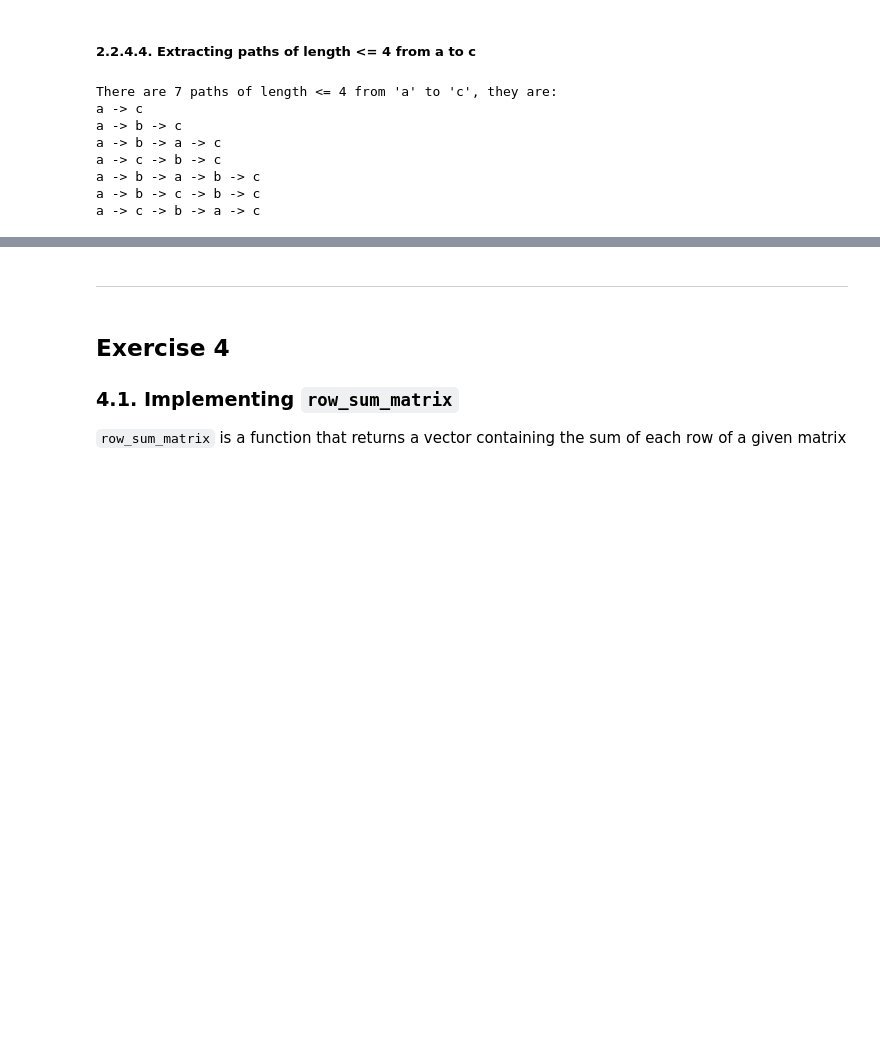
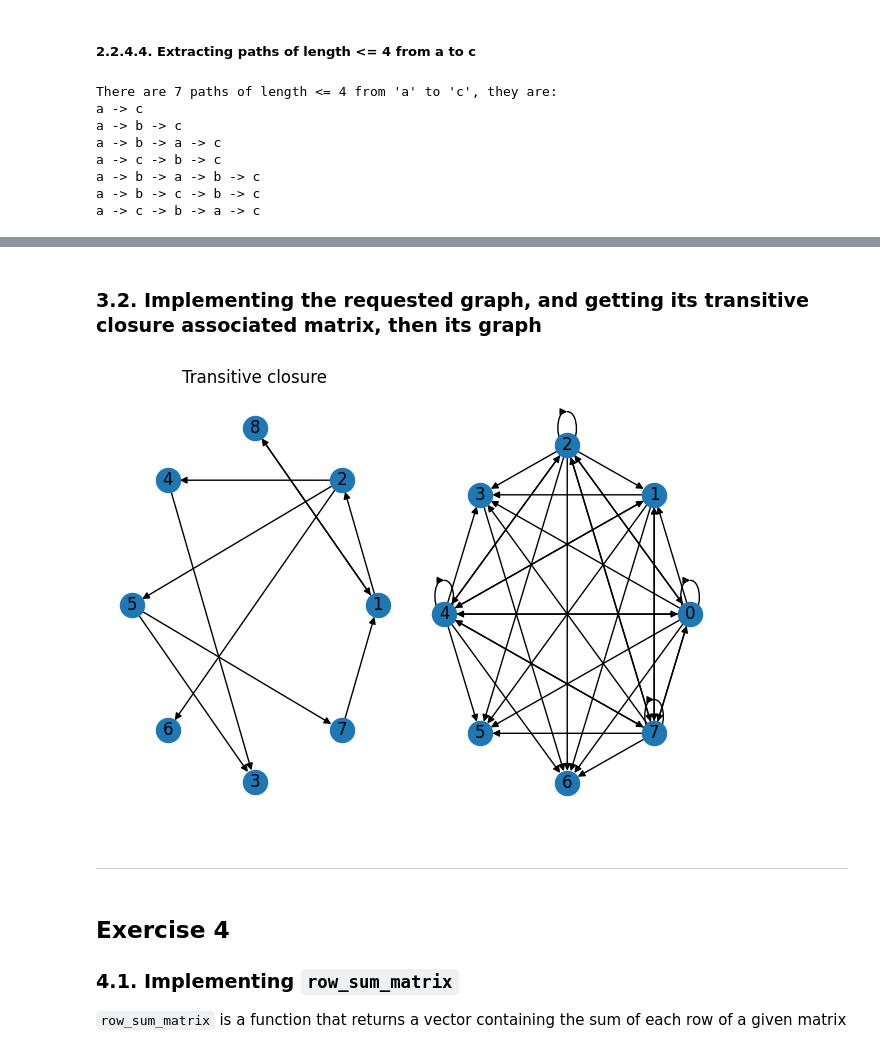
Before and after one commit to hamza-dje/graph-theory-lab-series, a Jupyter notebook: lab-series-2/solution.ipynb, the cells around one changed output, grey strips where cells are left out. Saved outputs shown, nothing was run; the diff lists cells and outputs as text; code cells hidden in the pictures; blank space fills up the shorter version.

```diff
--- a/lab-series-2/solution.ipynb
+++ b/lab-series-2/solution.ipynb
@@ -147,3 +152,49 @@ a -> c -> b -> a -> c
+# %%
+def transitive_closure_matrix(M: np.ndarray) -> np.ndarray:
+    if M.ndim != 2 and M.shape[0] != M.shape[1]:
+        raise ValueError(f"Provided matrix is not a valid adjacency matrix")
+
+    new_M = M.astype(bool, copy=True)
+    length = new_M.shape[0]
+
+    for i in range(length):
+        for j in range(length):
+            for k in range(length):
+                new_M[i, j] = new_M[i, j] | (new_M[i, k] & new_M[k, j])
+
+    return new_M
+# %% [markdown]
+### 3.2. Implementing the requested graph, and getting its transitive closure associated matrix, then its graph
+# %%
+G = nx.DiGraph([
+    (1, 2),
+    (1, 8),
+    (2, 4),
+    (2, 5),
+    (2, 6),
+    (4, 3),
+    (5, 3),
+    (5, 7),
+    (7, 1),
+    (8, 1)
+])
+
+M = nx.to_numpy_array(G)
+transitive_M = transitive_closure_matrix(M)
+G1 = nx.DiGraph(transitive_M)
+
+fig, (ax1, ax2) = plt.subplots(1, 2)
+
+nx.draw(G, with_labels=True, ax=ax1, pos=nx.circular_layout(G))
+ax1.set_title("Original graph")
+
+nx.draw(G1, with_labels=True, ax=ax2, pos=nx.circular_layout(G1))
+ax1.set_title("Transitive closure")
+
+plt.tight_layout()
+plt.show()
+# %% [output]
+[figure, added]
 # %% [markdown]
 ---
 # %% [markdown]
```
Also changed, not shown: parts of 1 cell of this notebook.
